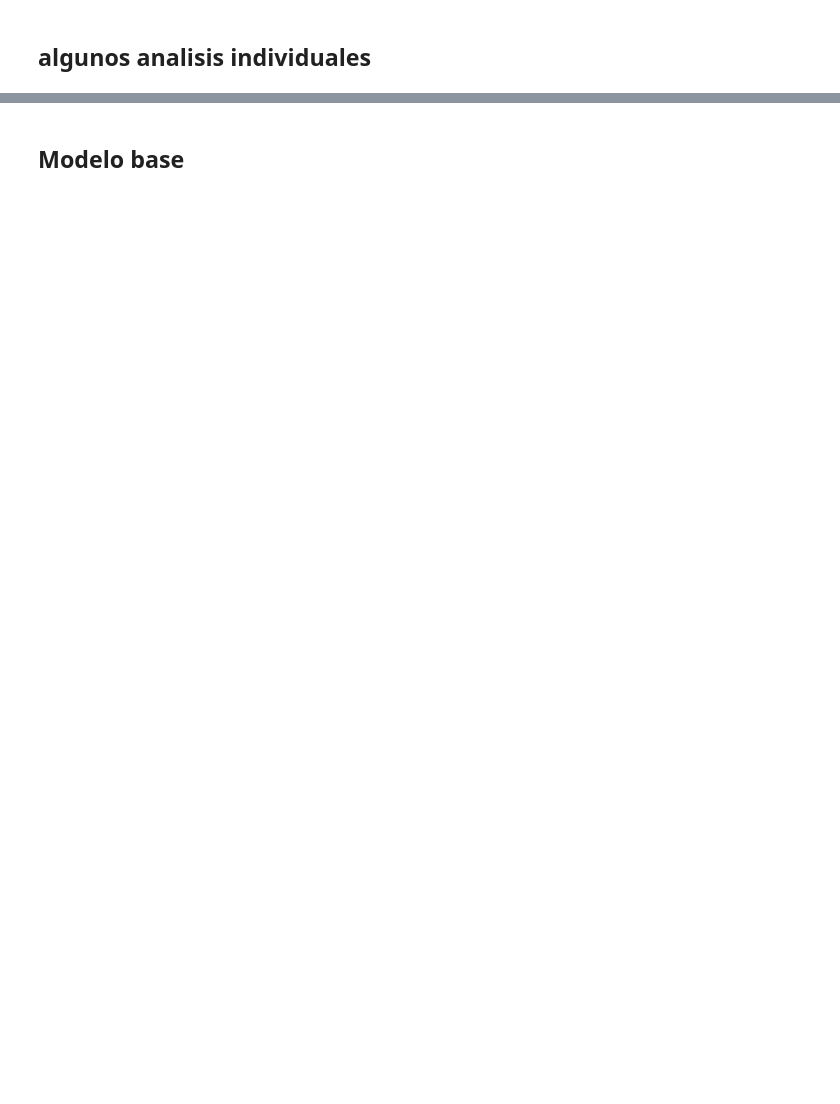
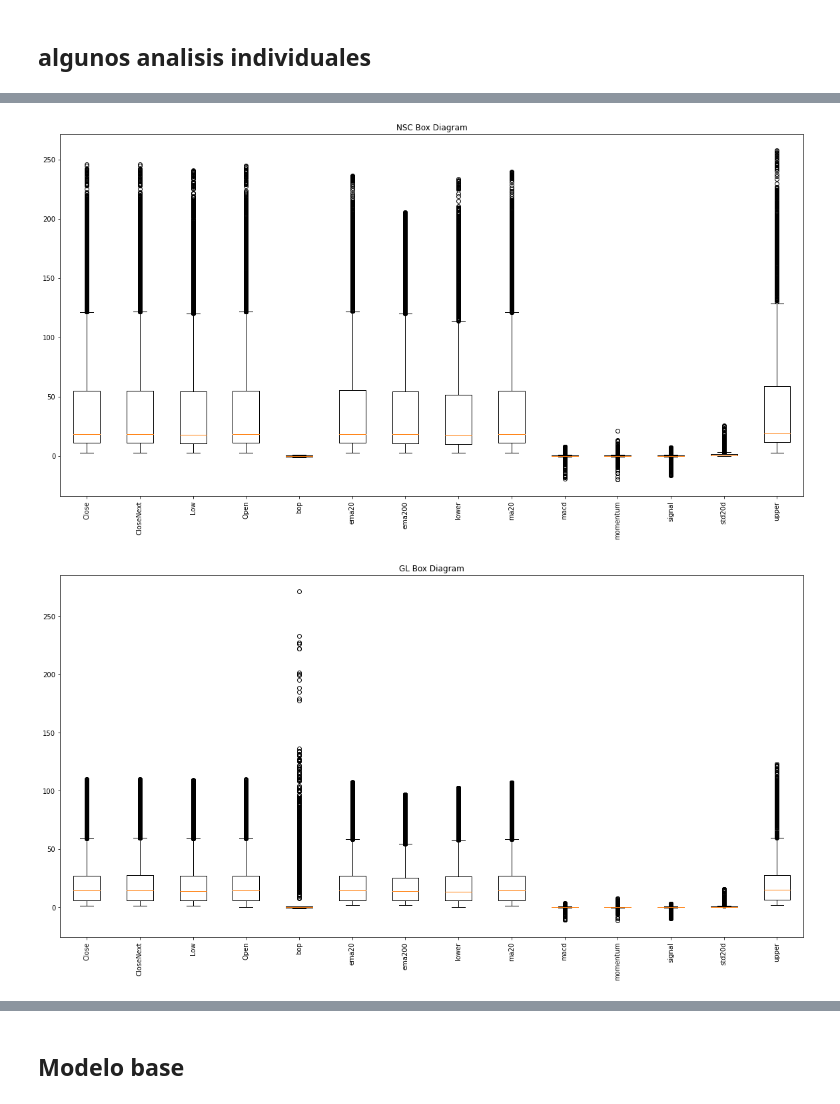
Before and after one commit to joseuribe0624/stocks-prections, a Jupyter notebook: codes/technical_codes/LimpiezaProcesamientoData.ipynb, the cells around one changed output, grey strips where cells are left out. Cells and saved outputs as stored; diff of their text form; code cells hidden in the pictures; blank space fills up the shorter version.

```diff
--- a/codes/technical_codes/LimpiezaProcesamientoData.ipynb
+++ b/codes/technical_codes/LimpiezaProcesamientoData.ipynb
@@ -114,0 +129,12 @@ sns.heatmap(data.xs('IBM', level=1, axis=1).corr(), square=True, annot=True, ax=
+# %%
+stock_sel = ['NSC', 'GL', 'PEP', 'BDX', 'IBM']
+# Box Diagrams for numeric attributes
+for stock in stock_sel:
+    fig1,ax1 = plt.subplots(figsize=(20,10))
+    ax1.set_title(stock+' Box Diagram')
+    ax1.boxplot(data.xs(stock, level=1, axis=1), labels=data.xs(stock, level=1, axis=1).columns)
+    plt.xticks(rotation=90)
+    plt.show()
+# %% [output]
+[figure, added]
+[figure, added]
```
Also changed, not shown: parts of 5 cells of this notebook, 38 other files.
